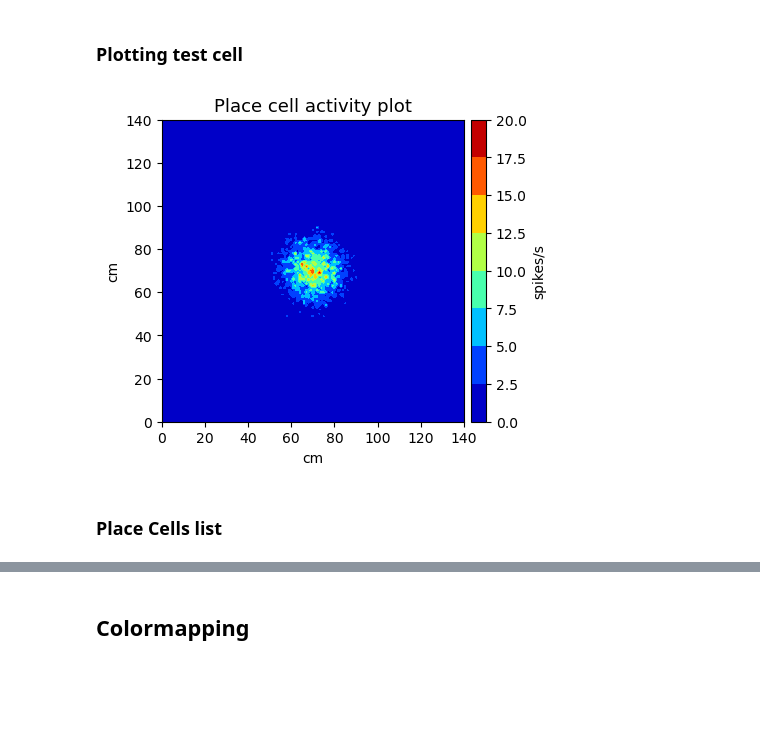
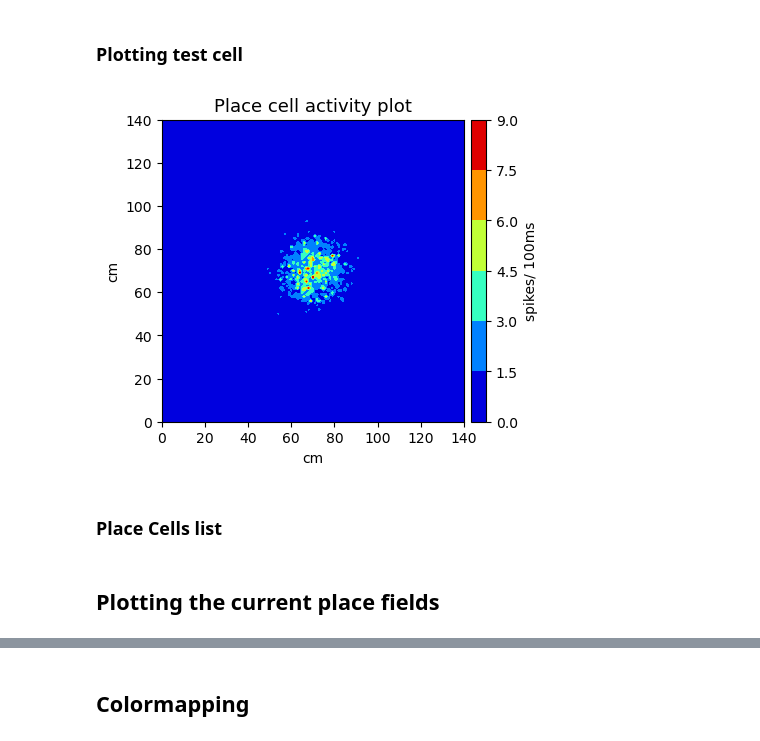
Before and after one commit to jambormike/neurons_dimensionality_reduction, a Jupyter notebook: simAndReduction.ipynb, the cells around one changed output, grey strips where cells are left out. Cells and saved outputs as stored; diff of their text form; code cells hidden in the pictures; blank space fills up the shorter version.

```diff
--- a/simAndReduction.ipynb
+++ b/simAndReduction.ipynb
@@ -43,8 +45,8 @@ class PlaceCell(object):
         sigma = self.sigma
 
         # factor1 = ((2*np.pi)**(-k/2)) * np.linalg.det(sigma)**(-1/2)              # normalization -- (turn into a number), peak firing rate
-        factor1 = 10            # peak firing rate/ amplitude
-        factor2 = np.exp((-1/2) * xm.T @ np.linalg.inv(sigma) @ xm)
+        factor1 = 4            # peak firing rate/ amplitude
+        factor2 = (np.exp((-1/2) * xm.T @ np.linalg.inv(sigma) @ xm))
         result = factor1 * factor2
 
         return result
@@ -74,35 +76,35 @@ testCell = PlaceCell(testMu, testSigma)
 def plotTestCell(height = height, width = width):
     # be mindful of x and y indicies
 
     x_coordinates = np.arange(start=0, stop= width +1, step=1)
     y_coordinates = np.arange(start=0, stop= height +1, step=1)
     xLen, yLen = len(x_coordinates), len(y_coordinates)
 
     X, Y = np.meshgrid(x_coordinates, y_coordinates, indexing = 'xy')
     Z = np.zeros((yLen, xLen))
 
     for y in range(yLen):
         for x in range(xLen):
             element = np.array([[x_coordinates[x]],                         # important to be careful about the indexing
                                 [y_coordinates[y]]])
             result = testCell.activity(element)
             Z[y][x] = result
 
     plt.figure(dpi=100)
     plt.clf()
     plt.contourf(X, Y, Z, cmap = 'jet')     # vmin=0, vmax=20
-    plt.colorbar(label = 'spikes/s', pad = -0.17)
+    plt.colorbar(label = 'spikes/ 100ms', pad = -0.17)
     plt.title("Place cell activity plot", size = 13)
     plt.xlabel("cm")
     plt.ylabel("cm")
     plt.axis('square')
     plt.show()
     pass
 
 # np.random.seed(10)
 plotTestCell(height, width)
 # %% [output]
-[figure, old version]
+[figure, new version]
 # %% [markdown]
 ### Place Cells list
 # %%
@@ -128,4 +130,6 @@ cellsList = generatePlaceCells(n_cells, sigma, height, width)
 
 # # seedReset
 # random.seed()
+# %% [markdown]
+## Plotting the current place fields
 # %%
```
Also changed, not shown: parts of 72 cells of this notebook.
